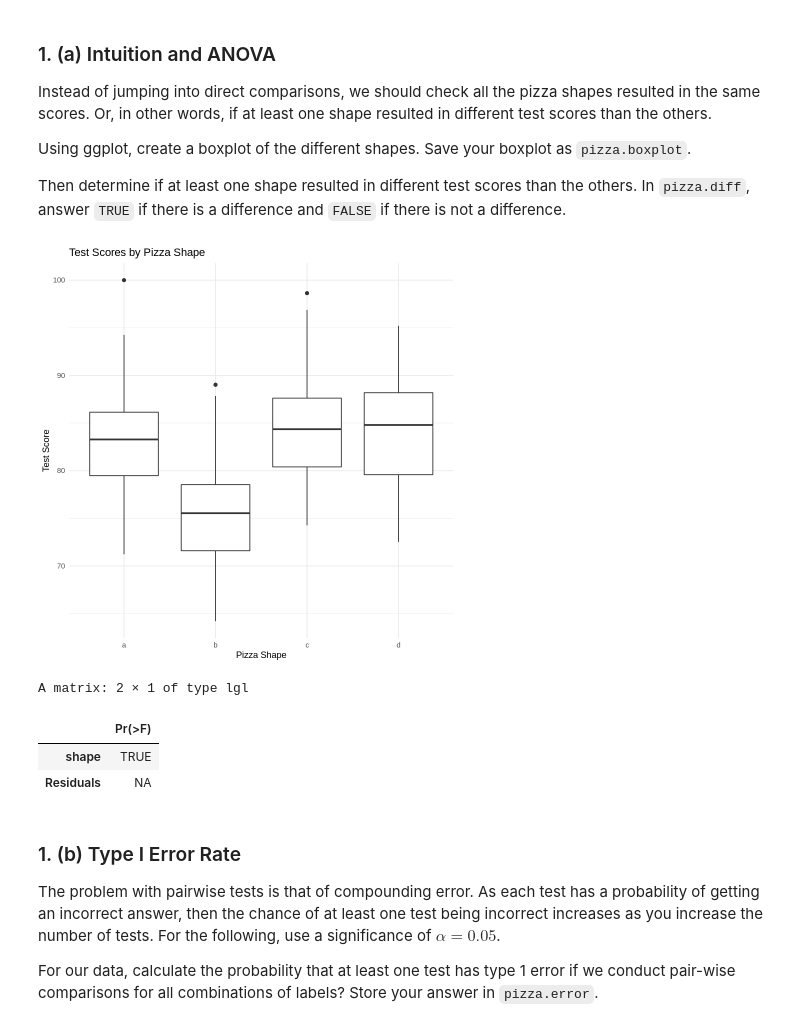
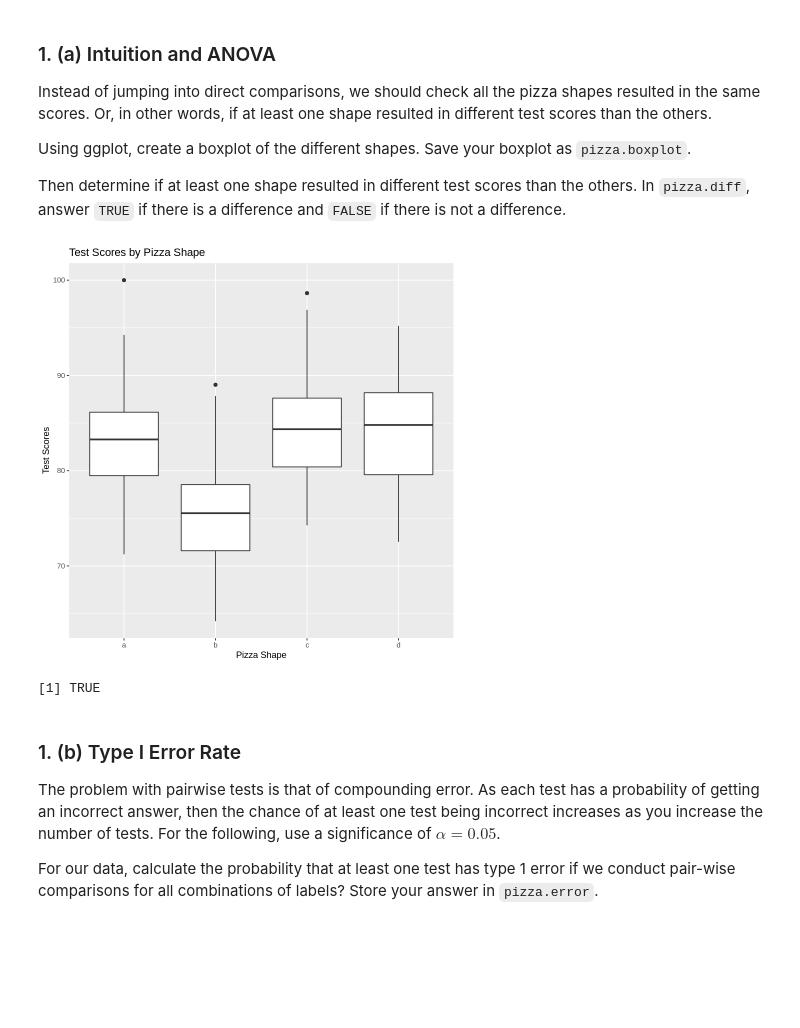
Before and after one commit to dennislamcv1/UniofColStatsModel, a Jupyter notebook: ANOVA and Experimental Design/C2M2-autograded.ipynb, the cells around one changed output. Saved outputs shown, nothing was run; the diff lists cells and outputs as text; code cells hidden in the pictures; blank space fills up the shorter version.

```diff
--- a/ANOVA and Experimental Design/C2M2-autograded.ipynb
+++ b/ANOVA and Experimental Design/C2M2-autograded.ipynb
@@ -79,30 +72,24 @@ Using ggplot, create a boxplot of the different shapes. Save your boxplot as `pi
 
 Then determine if at least one shape resulted in different test scores than the others. In `pizza.diff`, answer `TRUE` if there is a difference and `FALSE` if there is not a difference.
 # %%
-library(ggplot2)
+# Create boxplot
+pizza.boxplot <- ggplot(df.pizza, aes(x = factor(shape), y = score)) +
+  geom_boxplot() +
+  labs(title = "Test Scores by Pizza Shape",
+       x = "Pizza Shape",
+       y = "Test Scores")
 
-# Create the boxplot with the correct variable names
-pizza.boxplot <- ggplot(df.pizza, aes(x = shape, y = score)) +
-  geom_boxplot() +
-  labs(title = "Test Scores by Pizza Shape", x = "Pizza Shape", y = "Test Score") +
-  theme_minimal()
-
-# Display the boxplot
 print(pizza.boxplot)
 # %% [output]
-[figure, old version]
+[figure, new version]
 # %%
-# Perform ANOVA
-anova_result <- aov(score ~ shape, data = df.pizza)
+# ANOVA test
+anova_model <- aov(score ~ shape, data = df.pizza)
+anova_result <- summary(anova_model)
 
-# Summary of the ANOVA result
-anova_summary <- summary(anova_result)
+# Determine if there is a significant difference
+pizza.diff <- anova_result[[1]]["shape", "Pr(>F)"] < 0.05
 
-# Determine if there's a significant difference
-pizza.diff <- anova_summary[[1]]["Pr(>F)"][1] < 0.05
-pizza.diff
+print(pizza.diff)
 # %% [output]
-A matrix: 2 × 1 of type lgl
+[1] TRUE
-|  | Pr(>F) |
-| shape | TRUE |
-| Residuals | NA |
```
Also changed, not shown: parts of 10 cells of this notebook.
